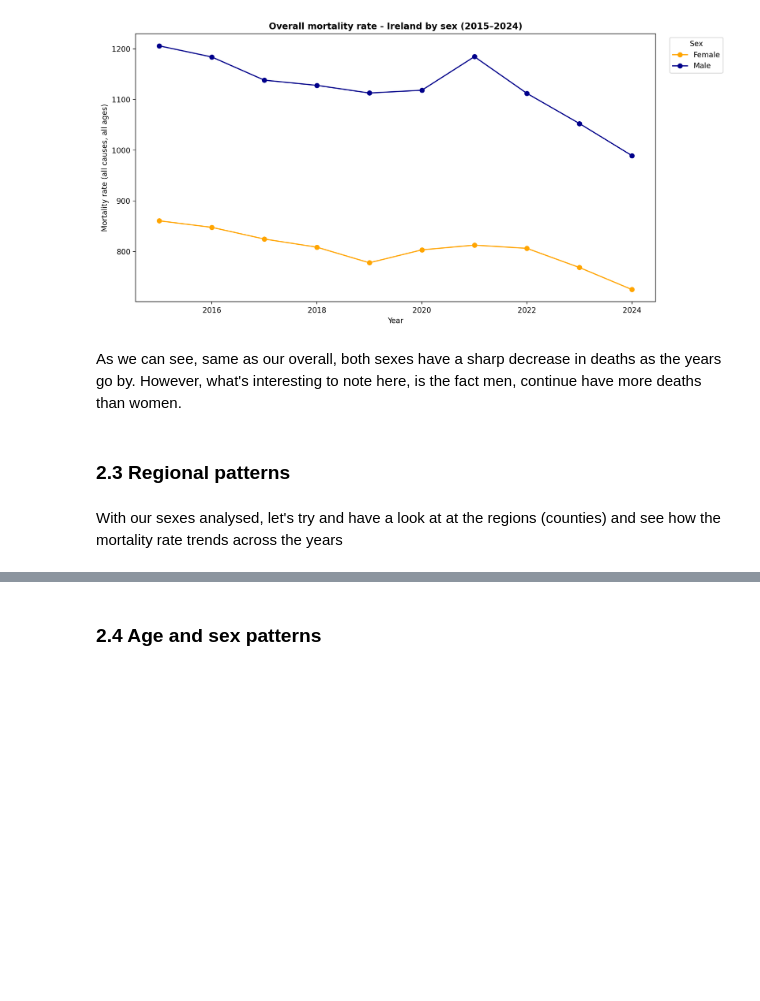
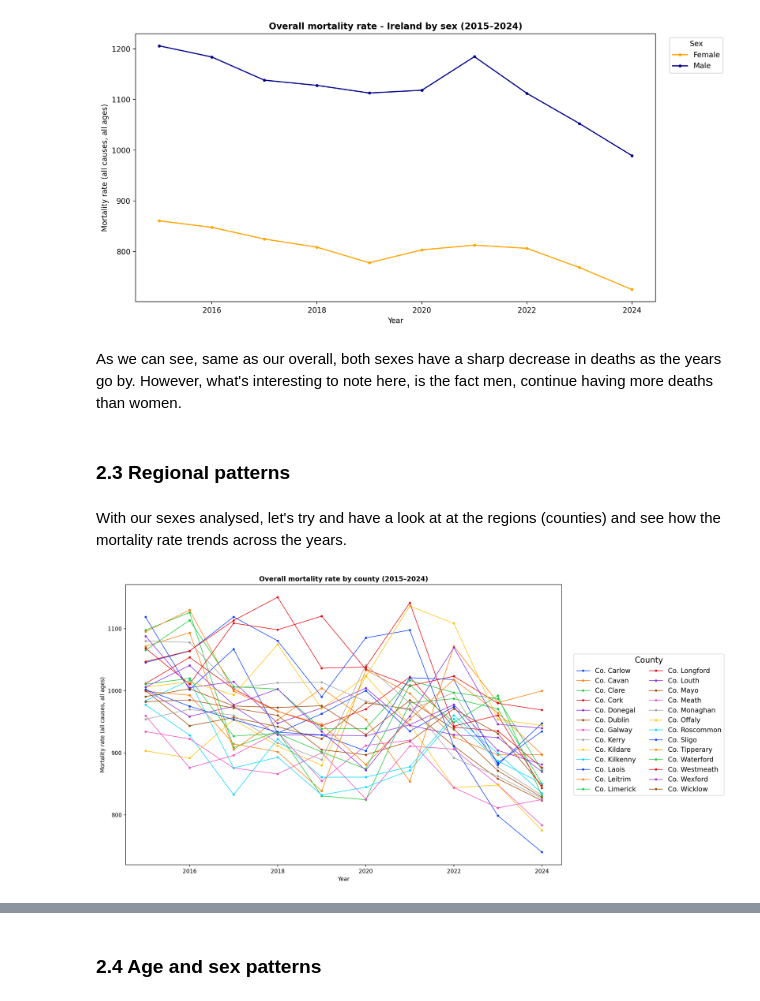
Before and after one commit to LoicBagnoud/Programming-for-Data-Analytics-Project, a Jupyter notebook: Project.ipynb, the cells around one changed output, grey strips where cells are left out. Saved outputs shown, nothing was run; the diff lists cells and outputs as text; code cells hidden in the pictures; blank space fills up the shorter version.

Commit message:
Adding region data and heatmap

```diff
--- a/Project.ipynb
+++ b/Project.ipynb
@@ -269,7 +270,7 @@ for sex, group in ireland_by_sex.groupby('Sex'):
     ax.plot(
         group['Year'],
         group['VALUE'],
-        marker='o',
+        marker='.',
         label=sex,
         color=color_for_sexes.get(sex, 'black')
     )
@@ -286,8 +287,63 @@ plt.show()
 # %% [output]
 [figure]
 # %% [markdown]
-As we can see, same as our overall, both sexes have a sharp decrease in deaths as the years go by. However, what's interesting to note here, is the fact men, continue have more deaths than women.
+As we can see, same as our overall, both sexes have a sharp decrease in deaths as the years go by. However, what's interesting to note here, is the fact men, continue having more deaths than women.
 # %% [markdown]
 ### 2.3 Regional patterns
 # %% [markdown]
-With our sexes analysed, let's try and have a look at at the regions (counties) and see how the mortality rate trends across the years
+With our sexes analysed, let's try and have a look at at the regions (counties) and see how the mortality rate trends across the years.
+# %%
+# We filter our data first. Same as we did before. We also make ure to exclude Ireland, since it will have the highest number and we're not interested in this.
+regional_data = df[
+    (df['County'] != 'Ireland') &
+    (df['Sex'] == 'Both sexes') &
+    (df['Age Group'] == 'All ages') &
+    (df['Cause of Death'] == 'All causes of death')
+].sort_values(['County', 'Year'])
+
+# We get all the unique county values so that we can assign each a unique colour.
+counties = regional_data['County'].unique()
+num_counties = len(counties)
+
+# I used seaborn for this, since I prefer their colour palettes to the default Matplotlib library.
+palette = sns.color_palette('bright', num_counties)
+
+# We create our plot
+fig, ax = plt.subplots(figsize=(16, 8), dpi=200)
+
+# We plot each county with its own color from the palette. For this, I was able to use the .enumerate function and the groupby function to iterate through
+# each county and its associated colour from the palette.
+for i, (county, group) in enumerate(regional_data.groupby('County')):
+    group = group.sort_values('Year')
+    ax.plot(
+        group['Year'],
+        group['VALUE'],
+        label=county,
+        marker='.',
+        linewidth=1,
+        color=palette[i]
+    )
+
+# We had our descriptions
+ax.set_xlabel('Year')
+ax.set_ylabel('Mortality rate (all causes, all ages)')
+ax.set_title('Overall mortality rate by county (2015–2024)', fontweight='bold')
+
+# As well as our legend. I tried enlarging it a bit
+ax.legend(
+    title='County',
+    loc='center left',
+    bbox_to_anchor=(1.02, 0.5),
+    fontsize='large',
+    title_fontsize='x-large',
+    # The legend was extremely cluttered, so I split it into two equal columns.
+    ncol=2
+)
+fig.tight_layout()
+plt.show()
+
+# References:
+# https://realpython.com/python-enumerate/ - For .enumerate
+# https://matplotlib.org/stable/api/legend_api.html - For text size and number of columns
+# %% [output]
+[figure, added]
```
Also changed, not shown: parts of 9 cells of this notebook.
